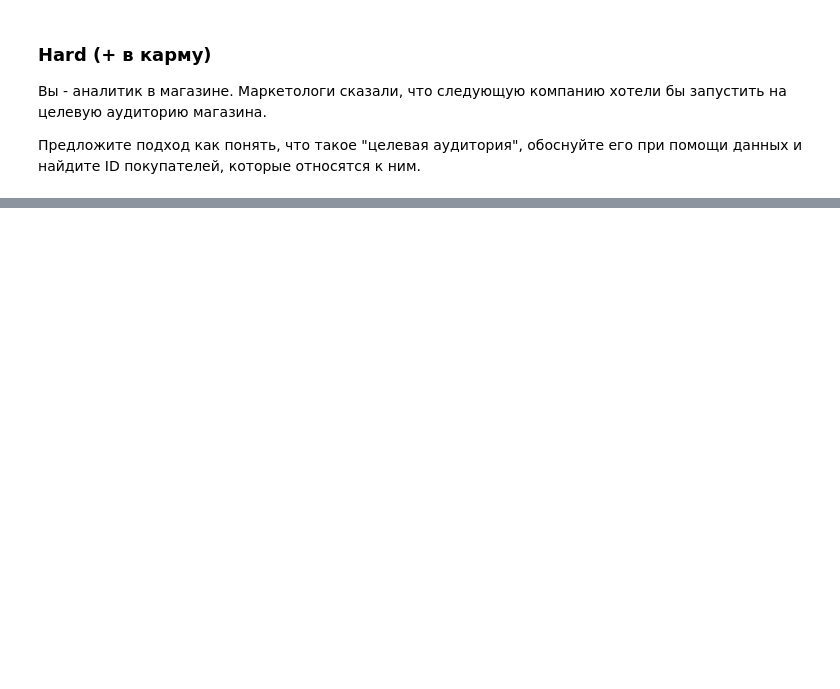
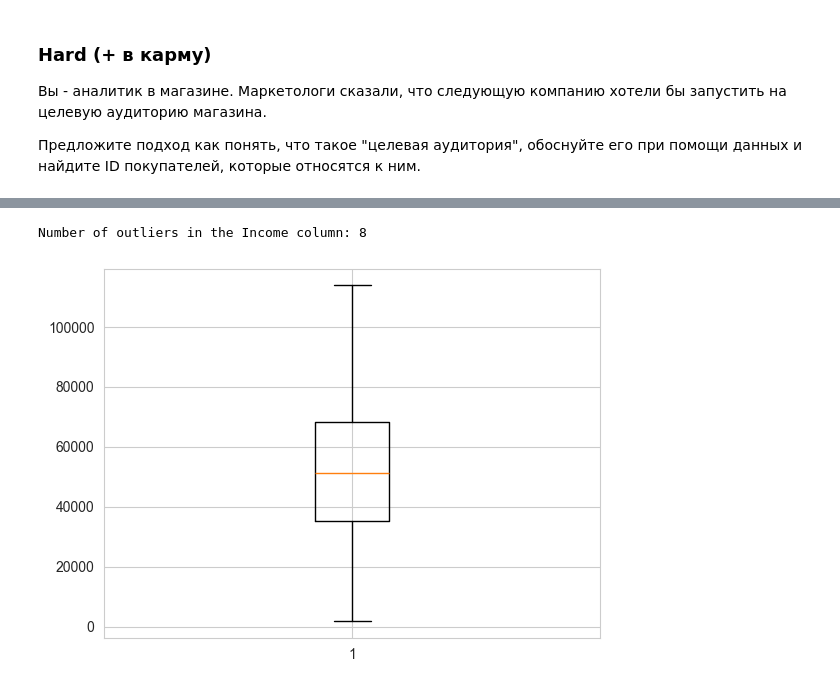
Before and after one commit to smartydan/ml2024, a Jupyter notebook: notebooks/02-homework.ipynb, the cells around one changed output, grey strips where cells are left out. Cells and saved outputs as stored; diff of their text form; code cells hidden in the pictures; blank space fills up the shorter version.

```diff
--- a/notebooks/02-homework.ipynb
+++ b/notebooks/02-homework.ipynb
@@ -212,0 +200,9 @@ df.Income.mean(), target.Income.mean()
+# %%
+def drop_outliers(df, col):
+    if col not in df.columns:
+        print(f'Column {col} not found')
+        return None
+    q1 = df[col].quantile(0.25)
+    q3 = df[col].quantile(0.75)
+    iqr = q3 - q1
+    return df[(df[col] >= q1 - 1.5 * iqr) & (df[col] <= q3 + 1.5 * iqr)]
@@ -212,0 +229,13 @@ df.Income.mean(), target.Income.mean()
+# %%
+df.dropna(axis=0, inplace=True)
+# %%
+df_noout = drop_outliers(df, 'Income')
+print("Number of outliers in the Income column:", df.shape[0] - df_noout.shape[0])
+# %% [output]
+Number of outliers in the Income column: 8
+# %%
+df = df_noout
+plt.boxplot(df['Income'])
+plt.show()
+# %% [output]
+[figure, added]
```
Also changed, not shown: parts of 38 cells of this notebook.
